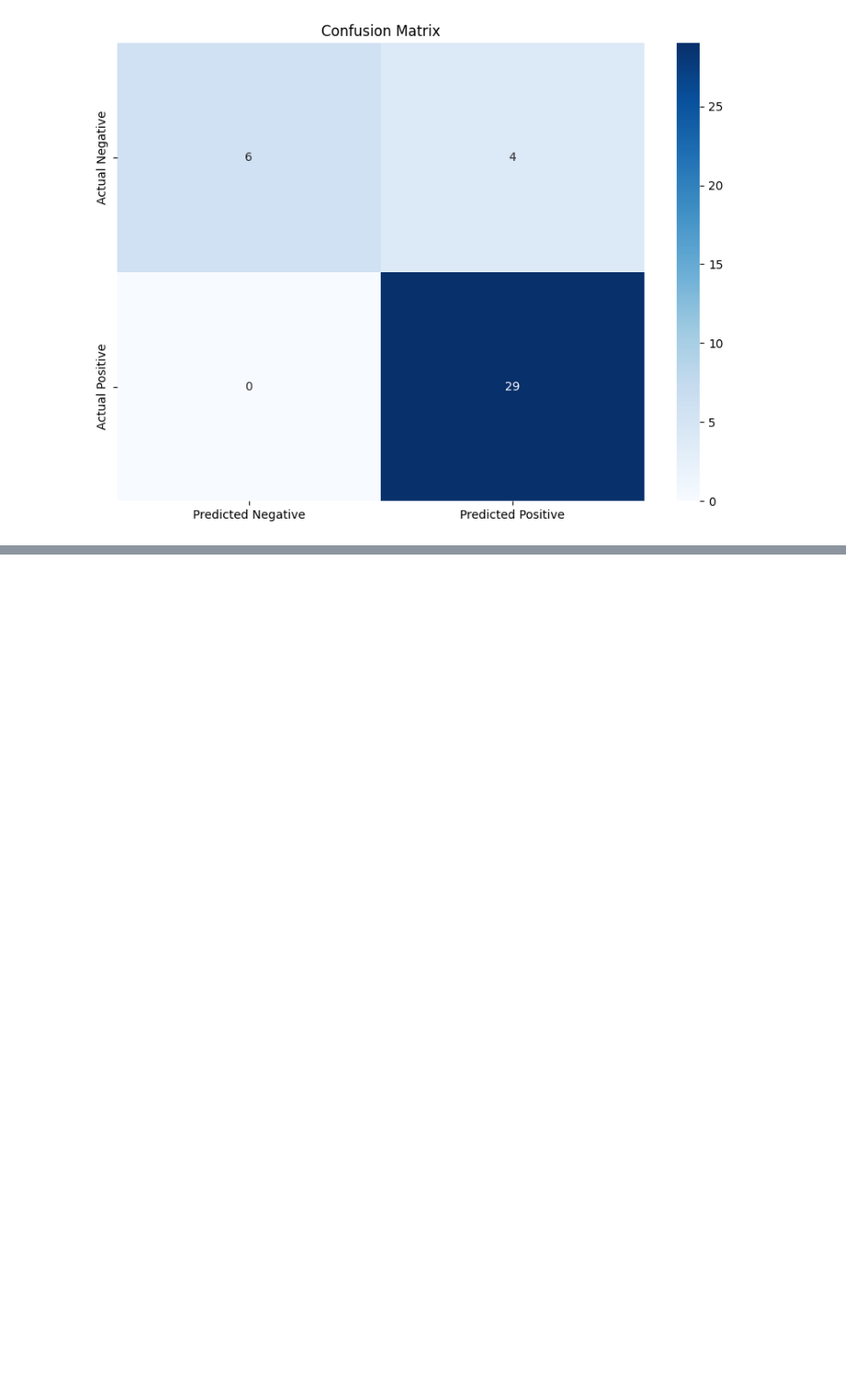
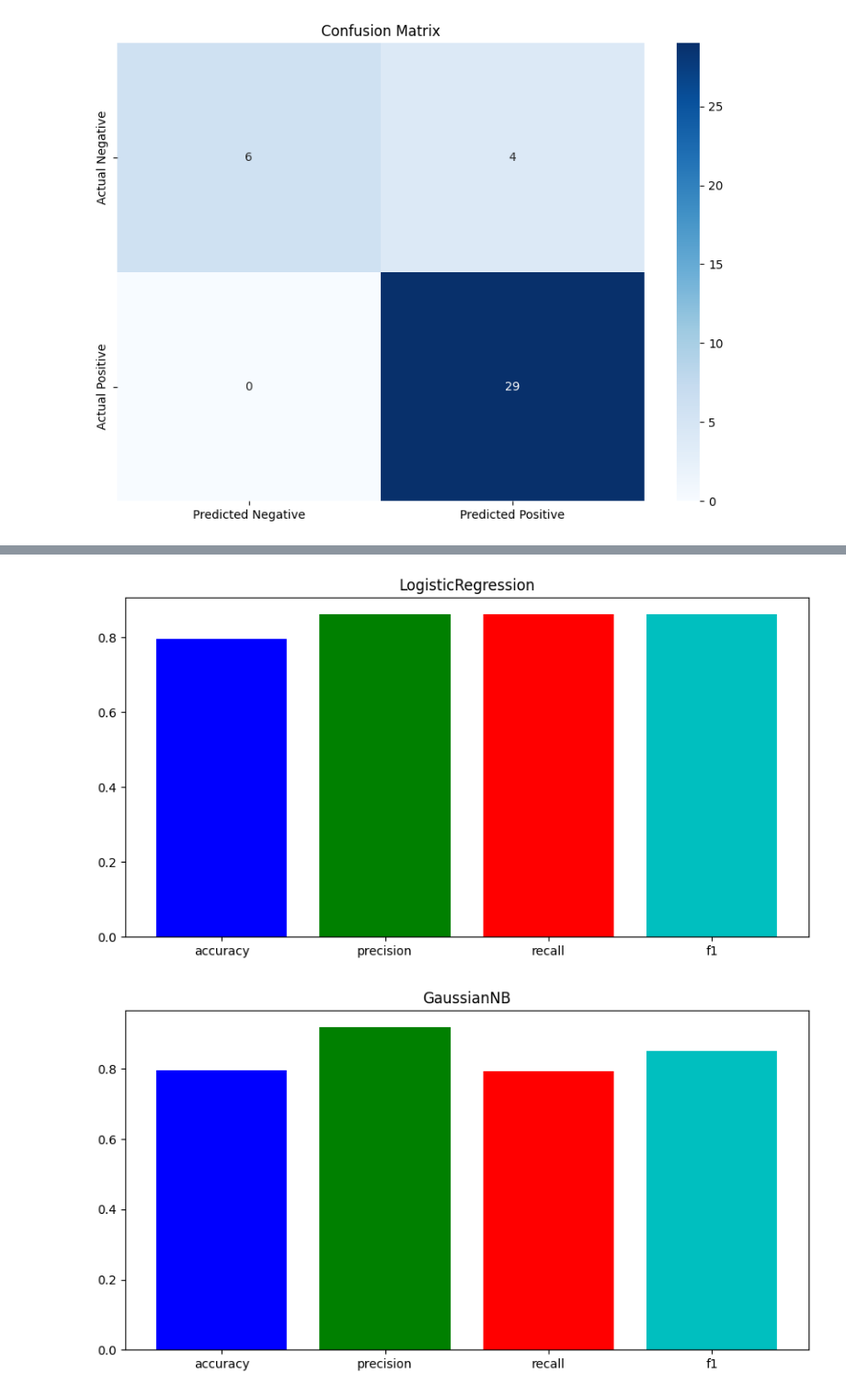
Before and after one commit to praveen1826/PDP, a Jupyter notebook: PDP_ML.ipynb, the cells around one changed output, grey strips where cells are left out. Shown at 92% size. Drawn from its saved outputs; the diff is of its cells as text; code cells hidden in the pictures; blank space fills up the shorter version.

```diff
--- a/PDP_ML.ipynb
+++ b/PDP_ML.ipynb
@@ -596,0 +642,20 @@ plt.show()
+# %%
+import matplotlib.pyplot as plt
+
+results = {}
+
+def metric_printer(classifier):
+    y_pred = classifier.predict(x_test)
+    classifier_name = classifier.__class__.__name__
+    print("Classifier: ", classifier_name)
+    accuracy = accuracy_score(y_test, y_pred)
+    print("Accuracy: ", accuracy)
+    precision = precision_score(y_test, y_pred)
+    print("Precision: ", precision)
+    recall = recall_score(y_test, y_pred)
+    print("Recall: ", recall)
+    f1 = f1_score(y_test, y_pred)
+    print("F1 Score: ", f1)
+    print('____________________________________')
+
+    results[classifier_name] = {'accuracy': accuracy, 'precision': precision, 'recall': recall, 'f1': f1}
@@ -596,0 +691,13 @@ plt.show()
+# %%
+colors = ['b', 'g', 'r', 'c', 'm', 'y', 'k']
+def plot_results(results):
+    for classifier_name, metrics in results.items():
+        plt.figure(figsize=(10,5))
+        plt.bar(metrics.keys(), metrics.values(),color=colors)
+        plt.title(classifier_name)
+        plt.show()
+
+plot_results(results)
+# %% [output]
+[figure, added]
+[figure, added]
```
Also changed, not shown: parts of 32 cells of this notebook.
